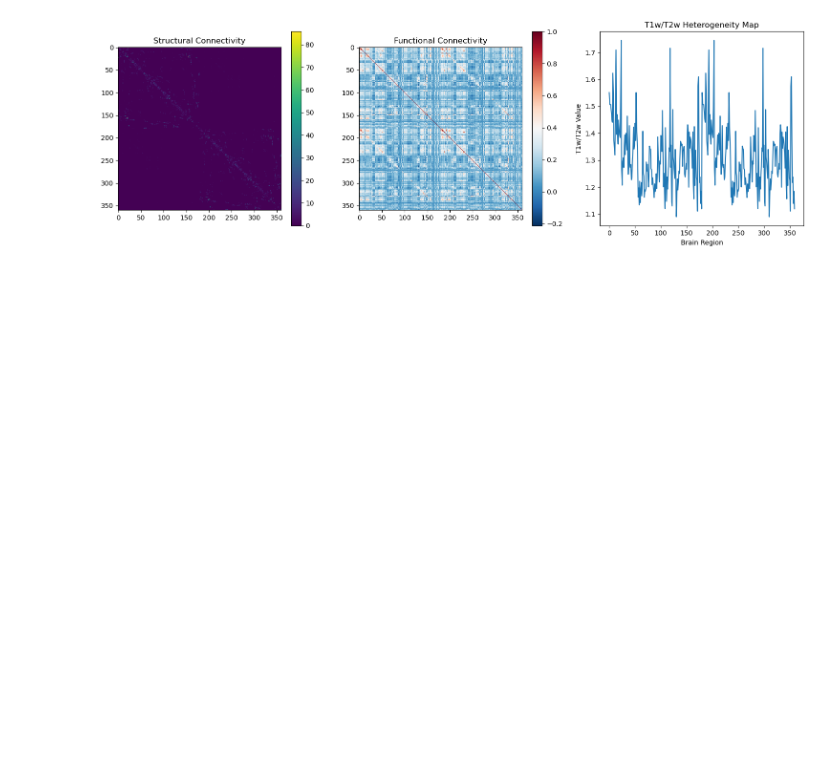
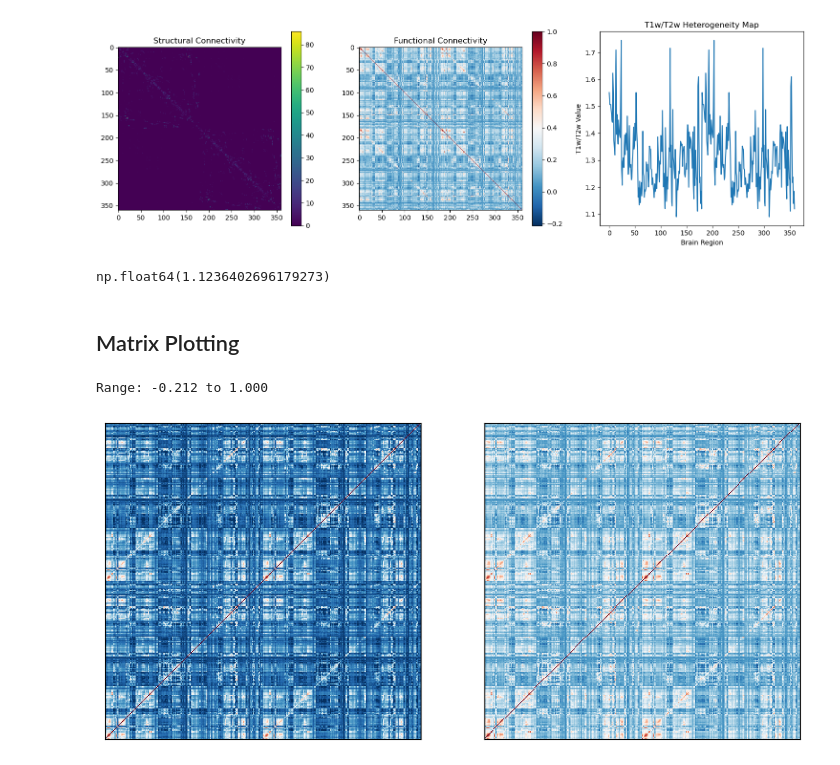
Before and after one commit to fmvoid/HBNM, a Jupyter notebook: data_exploration.ipynb, the cells around one changed output. Saved outputs shown, nothing was run; the diff lists cells and outputs as text; code cells hidden in the pictures; blank space fills up the shorter version.

```diff
--- a/data_exploration.ipynb
+++ b/data_exploration.ipynb
@@ -95,0 +98,35 @@ plt.show()
+# %%
+theta_het[0,0]
+# %% [output]
+np.float64(1.1236402696179273)
+# %% [markdown]
+## Matrix Plotting
+# %%
+def matrix_plot_d(ax, x, cmap):
+    ax.pcolormesh(x, cmap=cmap, vmin=0.0, vmax=1.0)
+    ax.set_aspect(1)
+    # set axis limits to fit data
+    ax.set_xlim([0, x.shape[1]])
+    ax.set_ylim([0, x.shape[0]])
+    ax.get_xaxis().set_visible(False)
+    ax.get_yaxis().set_visible(False)
+
+def matrix_plot_f(ax, x, cmap):
+    ax.pcolormesh(x, cmap=cmap, vmin=x.min(), vmax=x.max())
+    ax.set_aspect(1)
+    # set axis limits to fit data
+    ax.set_xlim([0, x.shape[1]])
+    ax.set_ylim([0, x.shape[0]])
+    ax.get_xaxis().set_visible(False)
+    ax.get_yaxis().set_visible(False)
+# %%
+fc = hdf5_file['fc'][:]
+print(f"Range: {fc.min():.3f} to {fc.max():.3f}")
+# %% [output]
+Range: -0.212 to 1.000
+# %%
+fig, ax = plt.subplots(1,2, figsize=(10, 8))
+matrix_plot_d(ax[0], fc, 'RdBu_r')
+matrix_plot_f(ax[1], fc, 'RdBu_r')
+# %% [output]
+[figure, added]
```
Also changed, not shown: parts of 4 cells of this notebook, 4 other files.
